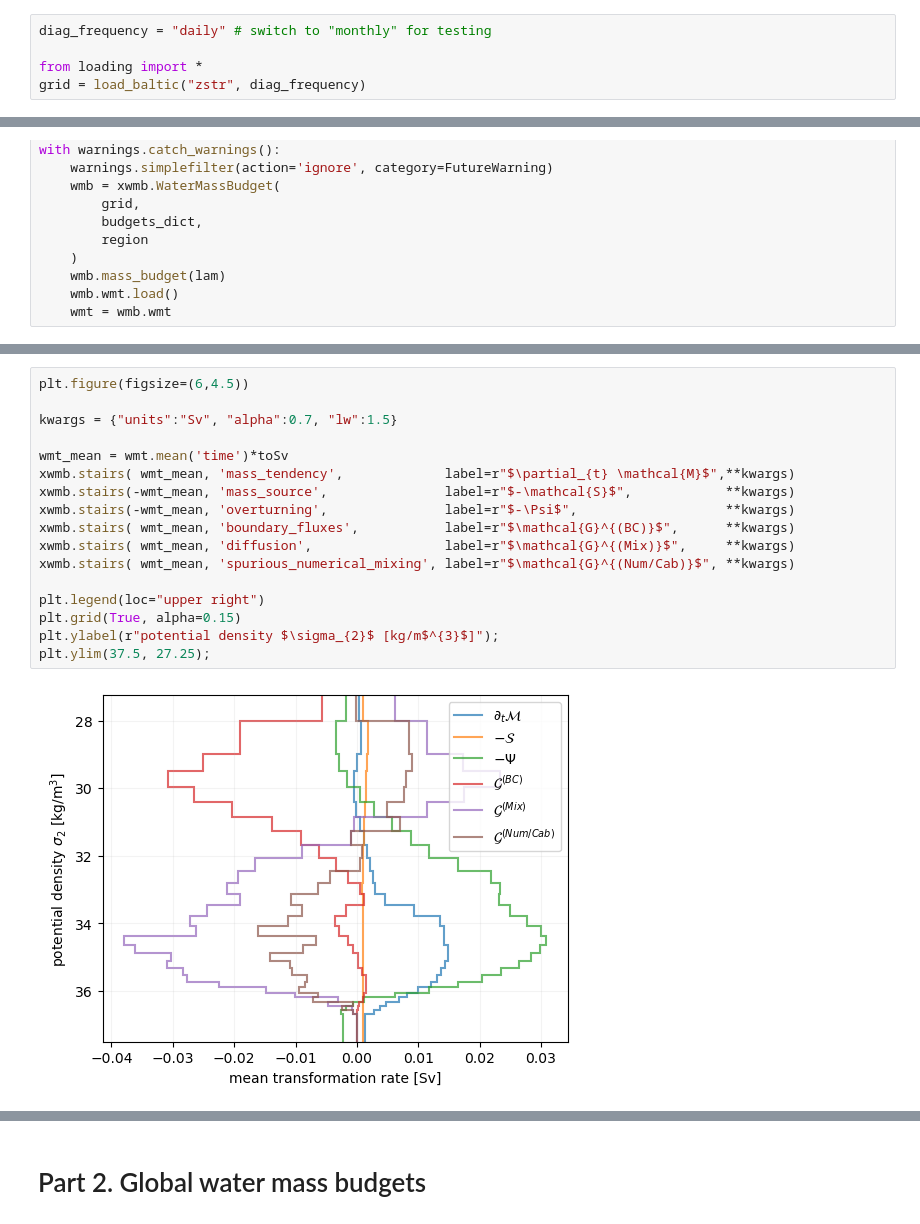
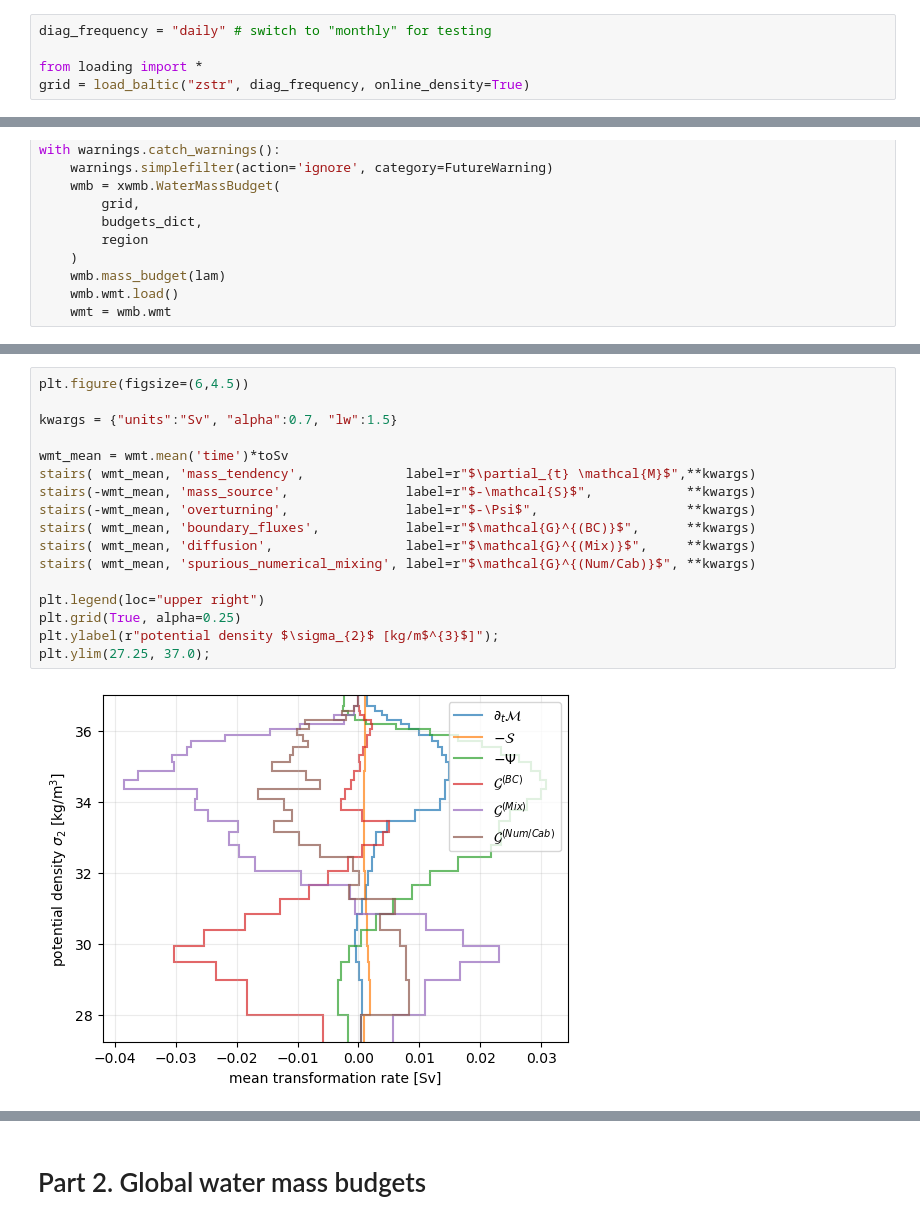
Before and after one commit to hdrake/xwmb, a Jupyter notebook: examples/Baltic_example.ipynb, the cells around one changed output, grey strips where cells are left out. Drawn from its saved outputs; the diff is of its cells as text.

```diff
--- a/examples/Baltic_example.ipynb
+++ b/examples/Baltic_example.ipynb
@@ -18,7 +65,7 @@ import xgcm
 diag_frequency = "daily" # switch to "monthly" for testing
 
 from loading import *
-grid = load_baltic("zstr", diag_frequency)
+grid = load_baltic("zstr", diag_frequency, online_density=True)
 # %% [markdown]
 ### Specify target grid coordinates
 # %%
@@ -105,19 +152,19 @@ plt.title("parameterized diapycnal diffusion");
 # %%
 plt.figure(figsize=(6,4.5))
 
 kwargs = {"units":"Sv", "alpha":0.7, "lw":1.5}
 
 wmt_mean = wmt.mean('time')*toSv
-xwmb.stairs( wmt_mean, 'mass_tendency',             label=r"$\partial_{t} \mathcal{M}$",**kwargs)
-xwmb.stairs(-wmt_mean, 'mass_source',               label=r"$-\mathcal{S}$",            **kwargs)
-xwmb.stairs(-wmt_mean, 'overturning',               label=r"$-\Psi$",                   **kwargs)
-xwmb.stairs( wmt_mean, 'boundary_fluxes',           label=r"$\mathcal{G}^{(BC)}$",      **kwargs)
-xwmb.stairs( wmt_mean, 'diffusion',                 label=r"$\mathcal{G}^{(Mix)}$",     **kwargs)
-xwmb.stairs( wmt_mean, 'spurious_numerical_mixing', label=r"$\mathcal{G}^{(Num/Cab)}$", **kwargs)
+stairs( wmt_mean, 'mass_tendency',             label=r"$\partial_{t} \mathcal{M}$",**kwargs)
+stairs(-wmt_mean, 'mass_source',               label=r"$-\mathcal{S}$",            **kwargs)
+stairs(-wmt_mean, 'overturning',               label=r"$-\Psi$",                   **kwargs)
+stairs( wmt_mean, 'boundary_fluxes',           label=r"$\mathcal{G}^{(BC)}$",      **kwargs)
+stairs( wmt_mean, 'diffusion',                 label=r"$\mathcal{G}^{(Mix)}$",     **kwargs)
+stairs( wmt_mean, 'spurious_numerical_mixing', label=r"$\mathcal{G}^{(Num/Cab)}$", **kwargs)
 
 plt.legend(loc="upper right")
-plt.grid(True, alpha=0.15)
+plt.grid(True, alpha=0.25)
 plt.ylabel(r"potential density $\sigma_{2}$ [kg/m$^{3}$]");
-plt.ylim(37.5, 27.25);
+plt.ylim(27.25, 37.0);
 # %% [output]
-[figure, old version]
+[figure, new version]
```
Also changed, not shown: parts of 9 cells of this notebook, 10 other files.
